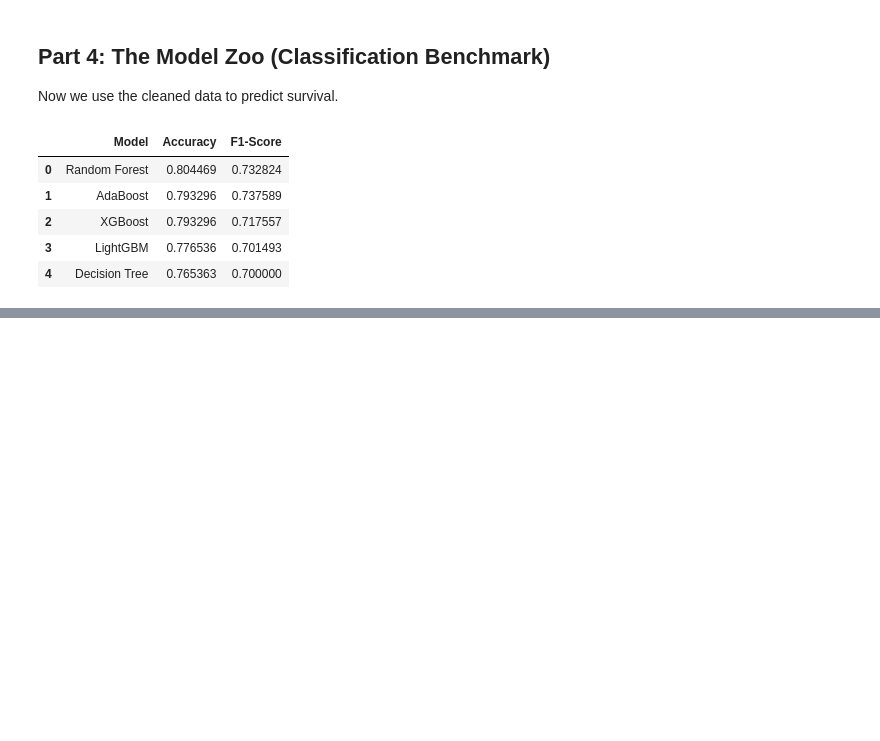
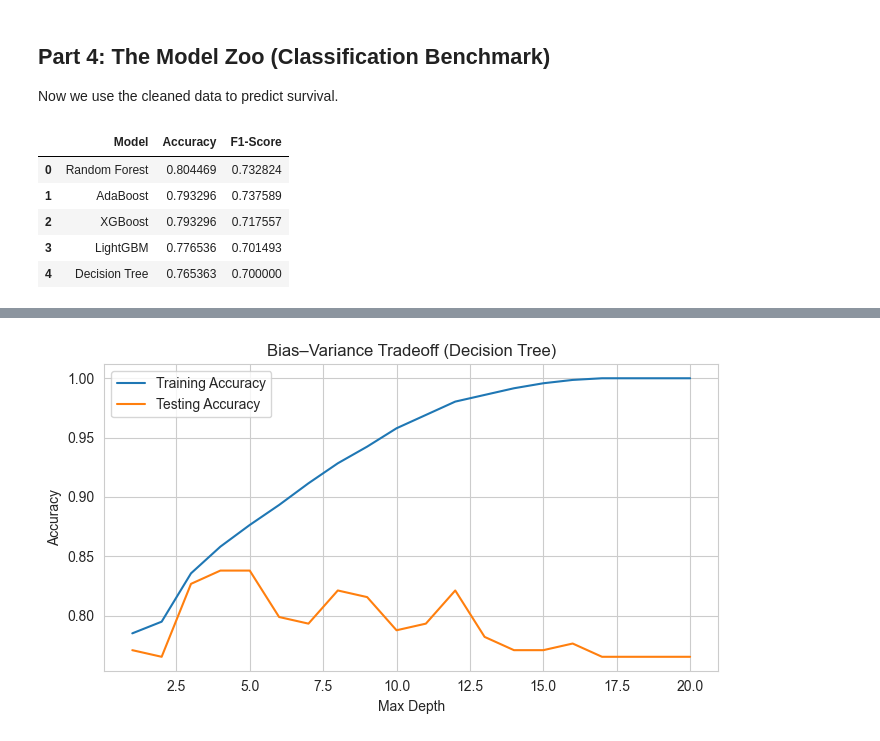
Before and after one commit to emschutt/Applied-Data-Science-Classes, a Jupyter notebook: Machine Learning/Homework_4.ipynb, the cells around one changed output, grey strips where cells are left out. Drawn from its saved outputs; the diff is of its cells as text; code cells hidden in the pictures; blank space fills up the shorter version.

```diff
--- a/Machine Learning/Homework_4.ipynb
+++ b/Machine Learning/Homework_4.ipynb
@@ -286,0 +344,27 @@ results_df
+# %%
+from sklearn.tree import DecisionTreeClassifier
+from sklearn.metrics import accuracy_score
+
+train_acc = []
+test_acc = []
+
+depths = range(1, 21)
+
+for d in depths:
+    dt = DecisionTreeClassifier(max_depth=d, random_state=42)
+    dt.fit(X_train, y_train)
+
+    train_acc.append(accuracy_score(y_train, dt.predict(X_train)))
+    test_acc.append(accuracy_score(y_test, dt.predict(X_test)))
+
+plt.figure(figsize=(7, 4))
+plt.plot(depths, train_acc, label="Training Accuracy")
+plt.plot(depths, test_acc, label="Testing Accuracy")
+plt.xlabel("Max Depth")
+plt.ylabel("Accuracy")
+plt.title("Bias–Variance Tradeoff (Decision Tree)")
+plt.legend()
+plt.tight_layout()
+plt.show()
+# %% [output]
+[figure, added]
```
Also changed, not shown: parts of 7 cells of this notebook.
